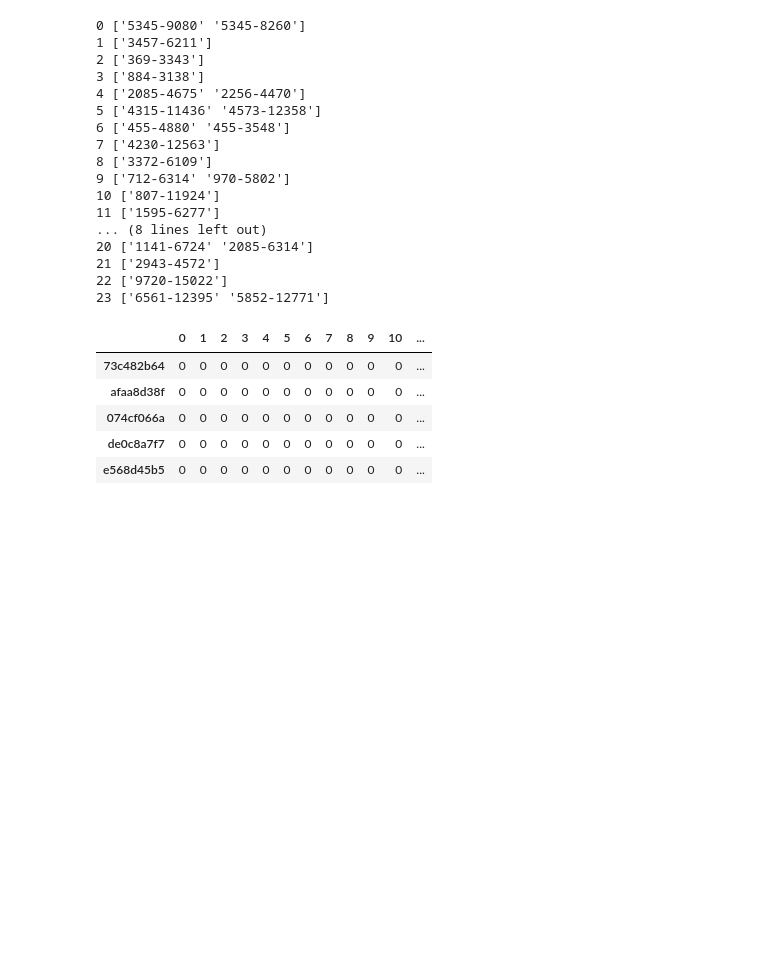
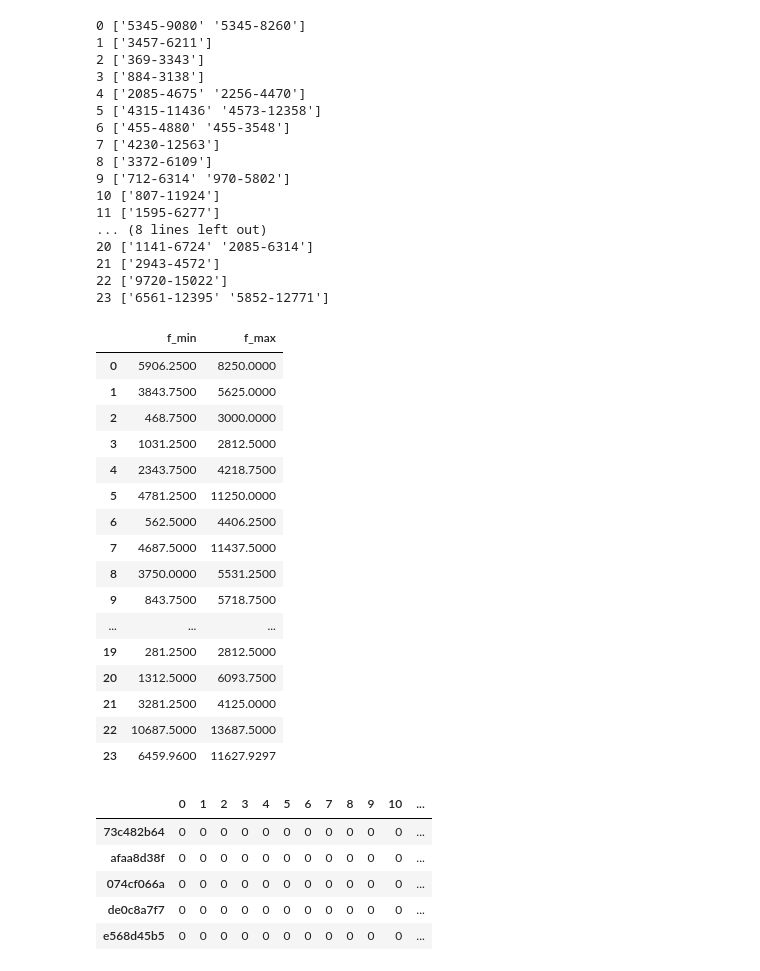
Before and after one commit to yoonniverse/rfcx, a Jupyter notebook: eda.ipynb, the cells around one changed output. Drawn from its saved outputs; the diff is of its cells as text; code cells hidden in the pictures; blank space fills up the shorter version.

```diff
--- a/eda.ipynb
+++ b/eda.ipynb
@@ -112,3 +91,17 @@ for i in range(24):
 21 ['2943-4572']
 22 ['9720-15022']
 23 ['6561-12395' '5852-12771']
+# %%
+import pandas as pd
+from utils import frommelscale, tomelscale
+offset = 100
+def transform(x, offset):
+    return frommelscale(tomelscale(x)+offset).astype(int)
+train_tp = pd.read_csv('../../input/kaggle/train_tp.csv', index_col='recording_id')
+train_fp = pd.read_csv('../../input/kaggle/train_fp.csv', index_col='recording_id')
+df = pd.concat((train_tp, train_fp), axis=0)
+res = pd.DataFrame(index=range(24), columns=['fmin', 'fmax'])
+for i in range(24):
+    cur = df.loc[df['species_id']==i]
+    res.loc[i, 'fmin'] = cur['f_min'].min()
+    res.loc[i, 'fmax'] = cur['f_max'].max()
@@ -115,3 +110,23 @@ for i in range(24):
+# %%
+res
+# %% [output]
+|  | f_min | f_max |
+| 0 | 5906.2500 | 8250.0000 |
+| 1 | 3843.7500 | 5625.0000 |
+| 2 | 468.7500 | 3000.0000 |
+| 3 | 1031.2500 | 2812.5000 |
+| 4 | 2343.7500 | 4218.7500 |
+| 5 | 4781.2500 | 11250.0000 |
+| 6 | 562.5000 | 4406.2500 |
+| 7 | 4687.5000 | 11437.5000 |
+| 8 | 3750.0000 | 5531.2500 |
+| 9 | 843.7500 | 5718.7500 |
+| ... | ... | ... |
+| 19 | 281.2500 | 2812.5000 |
+| 20 | 1312.5000 | 6093.7500 |
+| 21 | 3281.2500 | 4125.0000 |
+| 22 | 10687.5000 | 13687.5000 |
+| 23 | 6459.9600 | 11627.9297 |
 # %%
 train_df = pd.DataFrame(0, index=recording_ids, columns=range(24))
 for i in range(24):
```
Also changed, not shown: parts of 4 cells of this notebook, 11 other files.
